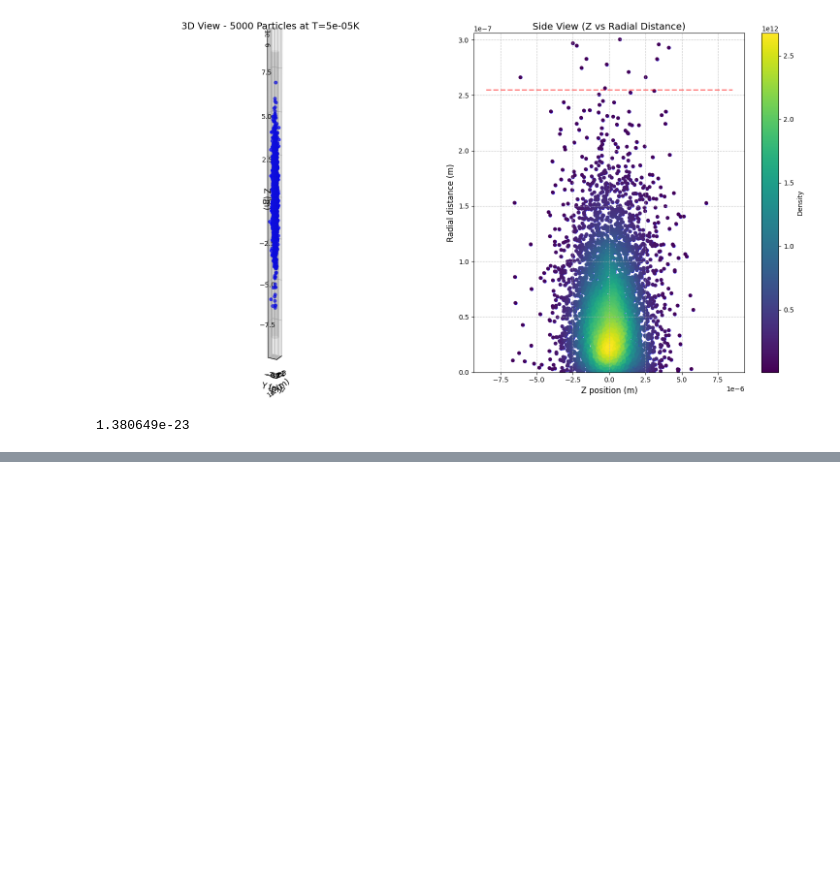
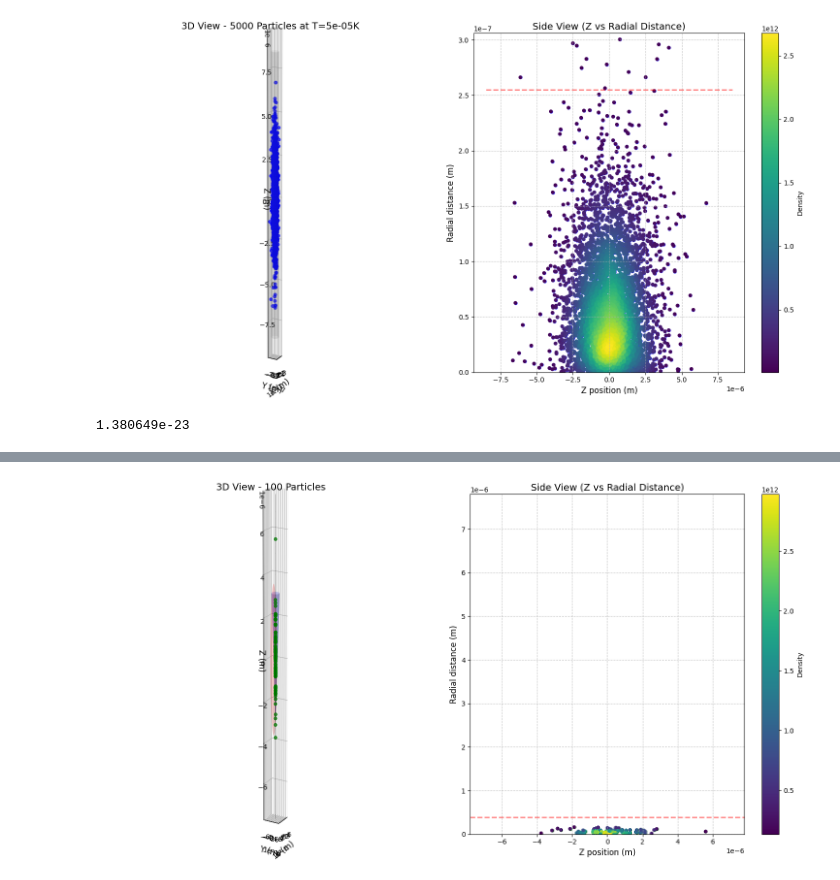
Before and after one commit to MPoitrinal/Truncated-Wigner, a Jupyter notebook: ThermalDistribution.ipynb, the cells around one changed output, grey strips where cells are left out. Saved outputs shown, nothing was run; the diff lists cells and outputs as text; code cells hidden in the pictures; blank space fills up the shorter version.

```diff
--- a/ThermalDistribution.ipynb
+++ b/ThermalDistribution.ipynb
@@ -114,0 +156,5 @@ Boltzmann
+# %%
+from lib_sim import generate_thermal_distribution_in_cylinder
+num_particles = 100
+lambda_0 = 780e-9
+E_0 = 0.1
@@ -114,0 +227,95 @@ Boltzmann
+# %%
+import matplotlib.pyplot as plt
+import numpy as np
+# Create a figure with two subplots: one for 3D view and one for 2D projection
+fig = plt.figure(figsize=(15, 8))
+N = num_particles
+
+length = 20 * lambda_0 # cylinder length
+radius = 0.5 * lambda_0  # cylinder radius
+
+positions = generate_thermal_distribution_in_cylinder(num_particles,radius,length,E_0)
+
+# 3D plot (elongated view)
+ax1 = fig.add_subplot(121, projection='3d')
+ax1.scatter(positions[:, 0], positions[:, 1], positions[:, 2], c='green', marker='o', alpha=0.7)
+ax1.set_xlabel('X (m)', fontsize=12)
+ax1.set_ylabel('Y (m)', fontsize=12)
+ax1.set_zlabel('Z (m)', fontsize=12)
+ax1.set_title(f'3D View - {N} Particles', fontsize=14)
+
+# Create cylinder wireframe for 3D plot
+theta = np.linspace(0, 2*np.pi, 50)
+z = np.linspace(-length/2, length/2, 50)
+theta_grid, z_grid = np.meshgrid(theta, z)
+x_grid = radius * np.cos(theta_grid)
+y_grid = radius * np.sin(theta_grid)
+ax1.plot_surface(x_grid, y_grid, z_grid, alpha=0.1, color='gray')
+
+# Add z-axis cone
+cone_angle_z = np.pi/6  # 30 degrees
+cone_height_z = scale_limit * 0.8
+cone_radius_z = cone_height_z * np.tan(cone_angle_z)
+z_cone_origin = np.array([0, 0, -scale_limit * 0.4])
+
+# Draw z-axis cone
+theta_cone = np.linspace(0, 2*np.pi, 50)
+height_cone = np.linspace(0, cone_height_z, 20)
+theta_grid_cone, height_grid_cone = np.meshgrid(theta_cone, height_cone)
+radius_at_height = height_grid_cone * np.tan(cone_angle_z)
+x_cone = z_cone_origin[0] + radius_at_height * np.cos(theta_grid_cone)
+y_cone = z_cone_origin[1] + radius_at_height * np.sin(theta_grid_cone)
+z_cone = z_cone_origin[2] + height_grid_cone
+ax1.plot_surface(x_cone, y_cone, z_cone, alpha=0.2, color='blue')
+
+# Add x-axis cone
+cone_angle_x = np.pi/6  # 30 degrees
+cone_height_x = scale_limit * 0.8
+cone_radius_x = cone_height_x * np.tan(cone_angle_x)
+x_cone_origin = np.array([-scale_limit * 0.4, 0, 0])
+
+# Draw x-axis cone
+theta_cone = np.linspace(0, 2*np.pi, 50)
+height_cone = np.linspace(0, cone_height_x, 20)
+theta_grid_cone, height_grid_cone = np.meshgrid(theta_cone, height_cone)
+radius_at_height = height_grid_cone * np.tan(cone_angle_x)
+y_cone = x_cone_origin[1] + radius_at_height * np.cos(theta_grid_cone)
+z_cone = x_cone_origin[2] + radius_at_height * np.sin(theta_grid_cone)
+x_cone = x_cone_origin[0] + height_grid_cone
+ax1.plot_surface(x_cone, y_cone, z_cone, alpha=0.2, color='red')
+
+# Adjust 3D view to better show the elongated structure
+ax1.view_init(elev=20, azim=30)
+# Don't force equal aspect ratio to better visualize the elongated structure
+ax1.set_box_aspect([radius*2, radius*2, length])
+
+# Set fixed scale for 3D plot
+scale_limit = 10 * lambda_0  # 10 times lambda_0 (780 nm)
+ax1.set_xlim(-scale_limit, scale_limit)
+ax1.set_ylim(-scale_limit, scale_limit)
+ax1.set_zlim(-scale_limit, scale_limit)
+
+# 2D projection plot (side view)
+ax2 = fig.add_subplot(122)
+ax2.scatter(positions[:, 2], np.sqrt(positions[:, 0]**2 + positions[:, 1]**2), c='green', alpha=0.7, s=20)
+ax2.set_xlabel('Z position (m)', fontsize=12)
+ax2.set_ylabel('Radial distance (m)', fontsize=12)
+ax2.set_title('Side View (Z vs Radial Distance)', fontsize=14)
+
+# Add cylinder boundaries to 2D plot
+ax2.plot([-length/2, length/2], [radius, radius], 'r--', alpha=0.5, linewidth=2)
+ax2.set_xlim(-scale_limit, scale_limit)
+ax2.set_ylim(0, scale_limit)
+ax2.grid(True, linestyle='--', alpha=0.7)
+
+# Add colorbar for density visualization in 2D plot
+from scipy.stats import gaussian_kde
+xy = np.vstack([positions[:, 2], np.sqrt(positions[:, 0]**2 + positions[:, 1]**2)])
+z = gaussian_kde(xy)(xy)
+sc = ax2.scatter(positions[:, 2], np.sqrt(positions[:, 0]**2 + positions[:, 1]**2), c=z, s=20, cmap='viridis')
+plt.colorbar(sc, ax=ax2, label='Density')
+
+plt.tight_layout()
+plt.show()
+# %% [output]
+[figure, added]
```
Also changed, not shown: parts of 2 cells of this notebook, 6 other files.
